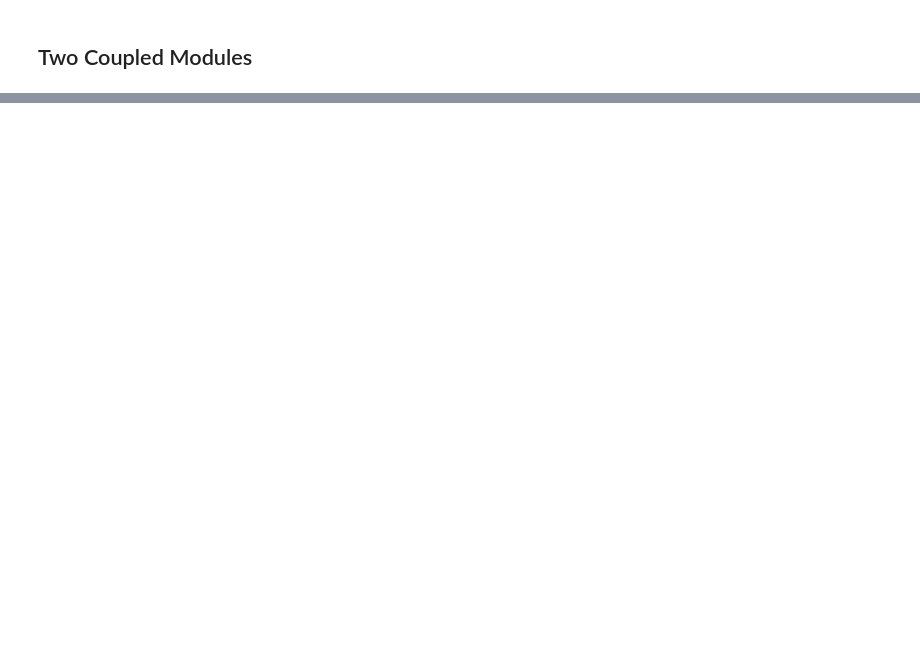
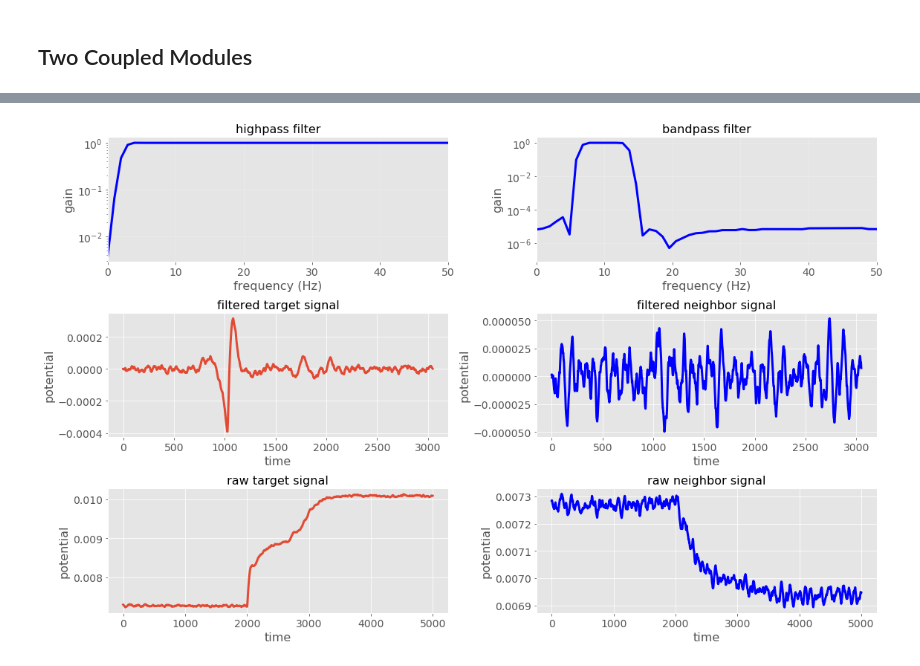
Before and after one commit to pyrates-neuroscience/PyRates, a Jupyter notebook: documentation/Suffczynski_2001.ipynb, the cells around one changed output, grey strips where cells are left out. Saved outputs shown, nothing was run; the diff lists cells and outputs as text; code cells hidden in the pictures; blank space fills up the shorter version.

```diff
--- a/documentation/Suffczynski_2001.ipynb
+++ b/documentation/Suffczynski_2001.ipynb
@@ -122,0 +149,88 @@ axes = circuit.plot_population_states([0, 2], create_plot=False, axes=axes, time
+# %%
+from scipy import signal
+
+#################
+# preprocessing #
+#################
+
+# filtering
+###########
+
+# get signal
+signals = circuit.get_population_states(0, [0, 2], time_window=[cutoff_time, simulation_time])
+
+# highpass filter signal
+filter_order = 1024
+cutoff = 2.
+hpass = signal.firwin(filter_order + 1, cutoff, pass_zero=False, fs=1/step_size)
+hpass_filtered_signals = np.array([signal.convolve(hpass, signals[:, i]) for i in range(signals.shape[1])])
+
+# bandpass signal around 8-12 H
+stop = [5., 15.]
+band = [8., 12.]
+gains = [0, 1, 0]
+bpass = signal.remez(2*filter_order, [0., stop[0], band[0], band[1], stop[1], 500.], gains, fs=1/step_size)
+bpass_filtered_signals = np.array([signal.convolve(hpass_filtered_signals[i, :], hpass) for i in range(hpass_filtered_signals.shape[0])])
+
+# remove pre- and post phase
+remove_size = int(2. / step_size)
+bpass_filtered_signals = bpass_filtered_signals[:, remove_size:-remove_size]
+
+# remove spikes: CAREFUL -> HACK
+#spike_time_1 = [4800, 5200]
+#spike_time_2 = [8800, 9200]
+#bpass_filtered_signals[0, spike_time_1[0]:spike_time_1[1]] = 0.
+#bpass_filtered_signals[0, spike_time_2[0]:spike_time_2[1]] = 0.
+
+# filter plotting
+#################
+
+fig, axes = plt.subplots(3, 2, figsize=(16, 10))
+
+hp_freq, hp_response = signal.freqz(hpass)
+bp_freq, bp_response = signal.freqz(bpass)
+
+# highpass filter
+axes[0, 0].semilogy(0.5*(1/step_size)*hp_freq/np.pi, np.abs(hp_response), 'b-')
+axes[0, 0].grid(alpha=0.25)
+axes[0, 0].set_xlim(0, 50)
+axes[0, 0].set_xlabel('frequency (Hz)')
+axes[0, 0].set_ylabel('gain')
+axes[0, 0].set_title('highpass filter')
+
+# bandpass filter
+axes[0, 1].semilogy(0.5*(1/step_size)*bp_freq/np.pi, np.abs(bp_response), 'b-')
+axes[0, 1].grid(alpha=0.25)
+axes[0, 1].set_xlim(0, 50)
+axes[0, 1].set_xlabel('frequency (Hz)')
+axes[0, 1].set_ylabel('gain')
+axes[0, 1].set_title('bandpass filter')
+plot_range = [0, 14000]
+
+# filtered signal of target
+axes[1, 0].plot(bpass_filtered_signals[0, plot_range[0]:plot_range[1]].T)
+axes[1, 0].set_xlabel('time')
+axes[1, 0].set_ylabel('potential')
+axes[1, 0].set_title('filtered target signal')
+
+# filtered signal of neighbor
+axes[1, 1].plot(bpass_filtered_signals[1, plot_range[0]:plot_range[1]].T, 'b')
+axes[1, 1].set_xlabel('time')
+axes[1, 1].set_ylabel('potential')
+axes[1, 1].set_title('filtered neighbor signal')
+
+# raw signal of target
+axes[2, 0].plot(signals[plot_range[0]:plot_range[1], 0])
+axes[2, 0].set_xlabel('time')
+axes[2, 0].set_ylabel('potential')
+axes[2, 0].set_title('raw target signal')
+
+# raw signal of neighbor
+axes[2, 1].plot(signals[plot_range[0]:plot_range[1], 1], 'b')
+axes[2, 1].set_xlabel('time')
+axes[2, 1].set_ylabel('potential')
+axes[2, 1].set_title('raw neighbor signal')
+
+plt.tight_layout()
+# %% [output]
+[figure, added]
```
Also changed, not shown: parts of 9 cells of this notebook, 5 other files.
